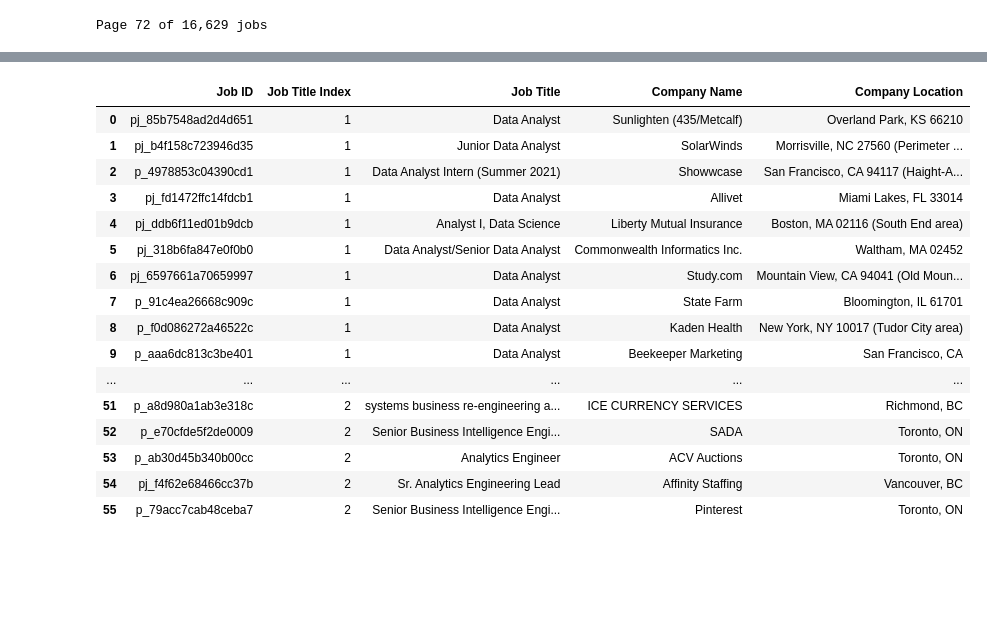
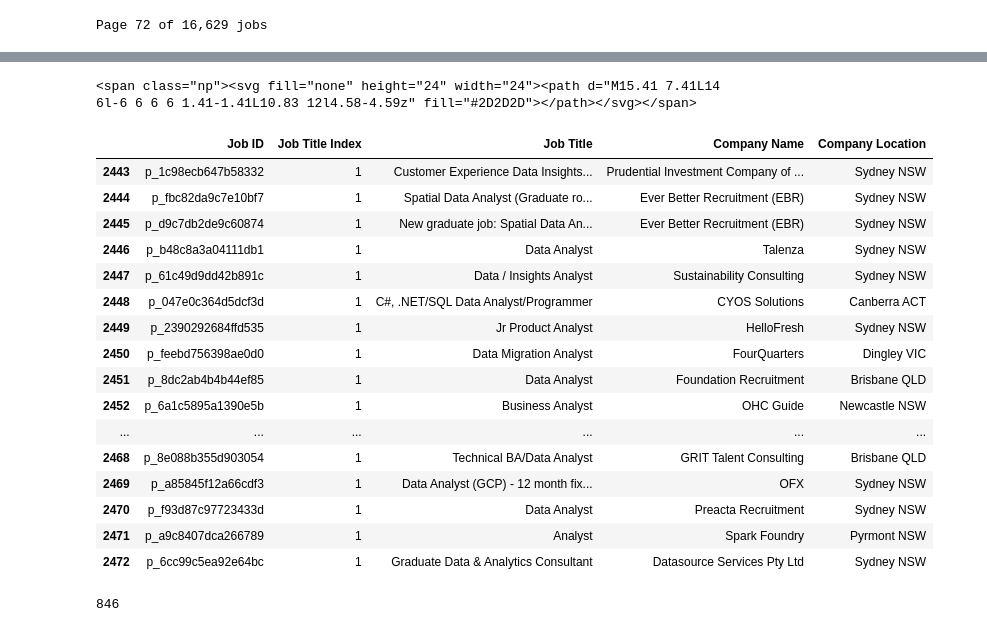
Before and after one commit to angmay/DataJobMarket, a Jupyter notebook: Extraction Subfiles/webscrape_random.ipynb, the cells around one changed output, grey strips where cells are left out. Cells and saved outputs as stored; diff of their text form; code cells hidden in the pictures; blank space fills up the shorter version.

```diff
--- a/Extraction Subfiles/webscrape_random.ipynb
+++ b/Extraction Subfiles/webscrape_random.ipynb
@@ -76,26 +76,31 @@ print(results)
 Page 72 of 16,629 jobs
 # %%
 job_dict = [
-    "Data+Analyst",
+    #"Data+Analyst",
     "Data+Scientist",
     "Data+Engineer",
     "Machine+Learning"
 ]
 
 for i, title in enumerate(job_dict):
+
     # Reset page to 0
     page = 0
     next_page = True
 
     while next_page != None:
         url = f"https://{country}.indeed.com/jobs?q={title}&start={page}"
-        print(url)
-        time.sleep(3)
+        print("Current page: ", url)
+
+        # Random time gap
+        time_gap = random.randrange(3, 7, 1)
+
+        time.sleep(time_gap)
 
         # Retrieve page with the requests module
         response = requests.get(
                             url,
-                            proxies=proxy_protocol,
+                            #proxies=proxy_protocol,
                             headers=header
                         )
         # Create BeautifulSoup object; parse with 'html.parser'
@@ -109,7 +114,7 @@ for i, title in enumerate(job_dict):
             try:
                 # scrape the article header
                 job_title = result.find('a', class_='jobtitle').text.strip()
-                job_index = i+1
+                job_index = i+2
                 company = result.find('span', class_='company').text.strip()
                 job_id = result.get('id')
                 location = result.find(class_='location').text
@@ -127,9 +132,12 @@ for i, title in enumerate(job_dict):
         next_page = soup.find('span', class_ ='np')
 
         # Every 10 pages, get random UA
-        if page % 10 == 0:
+        if page % 100 == 0:
             user_agent = ua.random
             header = {"user-agent": str(user_agent)}
+            print(f"---------------\n\
+                A new user-agent was created:\n\
+                {user_agent}\n----------------")
 
-        break
+print("===================\nScraping completed")
 # %% [output]
@@ -139,3 +162,8 @@ https://ca.indeed.com/jobs?q=Data+Engineer&start=20
+# %%
+next_page = soup.find('span', class_ ='np')
+next_page
+# %% [output]
+<span class="np"><svg fill="none" height="24" width="24"><path d="M15.41 7.41L14 6l-6 6 6 6 1.41-1.41L10.83 12l4.58-4.59z" fill="#2D2D2D"></path></svg></span>
 # %%
 #putting list into dataframe
 
@@ -145,23 +173,23 @@ AU_jobmarket = {"Job ID" : job_id_list,
                 "Company Name" : company_list,
                 "Company Location" : location_list}
 # %%
-AU_jobmarket_df = pd.DataFrame(US_jobmarket)
-AU_jobmarket_df
+AU_jobmarket_df = pd.DataFrame(AU_jobmarket)
+AU_jobmarket_df.tail(30)
 # %% [output]
 |  | Job ID | Job Title Index | Job Title | Company Name | Company Location |
-| 0 | pj_85b7548ad2d4d651 | 1 | Data Analyst | Sunlighten (435/Metcalf) | Overland Park, KS 66210 |
-| 1 | pj_b4f158c723946d35 | 1 | Junior Data Analyst | SolarWinds | Morrisville, NC 27560 (Perimeter ... |
-| 2 | p_4978853c04390cd1 | 1 | Data Analyst Intern (Summer 2021) | Showwcase | San Francisco, CA 94117 (Haight-A... |
-| 3 | pj_fd1472ffc14fdcb1 | 1 | Data Analyst | Allivet | Miami Lakes, FL 33014 |
-| 4 | pj_ddb6f11ed01b9dcb | 1 | Analyst I, Data Science | Liberty Mutual Insurance | Boston, MA 02116 (South End area) |
-| 5 | pj_318b6fa847e0f0b0 | 1 | Data Analyst/Senior Data Analyst | Commonwealth Informatics Inc. | Waltham, MA 02452 |
-| 6 | pj_6597661a70659997 | 1 | Data Analyst | Study.com | Mountain View, CA 94041 (Old Moun... |
-| 7 | p_91c4ea26668c909c | 1 | Data Analyst | State Farm | Bloomington, IL 61701 |
-| 8 | p_f0d086272a46522c | 1 | Data Analyst | Kaden Health | New York, NY 10017 (Tudor City area) |
-| 9 | p_aaa6dc813c3be401 | 1 | Data Analyst | Beekeeper Marketing | San Francisco, CA |
+| 2443 | p_1c98ecb647b58332 | 1 | Customer Experience Data Insights... | Prudential Investment Company of ... | Sydney NSW |
+| 2444 | p_fbc82da9c7e10bf7 | 1 | Spatial Data Analyst (Graduate ro... | Ever Better Recruitment (EBR) | Sydney NSW |
+| 2445 | p_d9c7db2de9c60874 | 1 | New graduate job: Spatial Data An... | Ever Better Recruitment (EBR) | Sydney NSW |
+| 2446 | p_b48c8a3a04111db1 | 1 | Data Analyst | Talenza | Sydney NSW |
+| 2447 | p_61c49d9dd42b891c | 1 | Data / Insights Analyst | Sustainability Consulting | Sydney NSW |
+| 2448 | p_047e0c364d5dcf3d | 1 | C#, .NET/SQL Data Analyst/Programmer | CYOS Solutions | Canberra ACT |
+| 2449 | p_2390292684ffd535 | 1 | Jr Product Analyst | HelloFresh | Sydney NSW |
+| 2450 | p_feebd756398ae0d0 | 1 | Data Migration Analyst | FourQuarters | Dingley VIC |
+| 2451 | p_8dc2ab4b4b44ef85 | 1 | Data Analyst | Foundation Recruitment | Brisbane QLD |
+| 2452 | p_6a1c5895a1390e5b | 1 | Business Analyst | OHC Guide | Newcastle NSW |
 | ... | ... | ... | ... | ... | ... |
-| 51 | p_a8d980a1ab3e318c | 2 | systems business re-engineering a... | ICE CURRENCY SERVICES | Richmond, BC |
-| 52 | p_e70cfde5f2de0009 | 2 | Senior Business Intelligence Engi... | SADA | Toronto, ON |
-| 53 | p_ab30d45b340b00cc | 2 | Analytics Engineer | ACV Auctions | Toronto, ON |
-| 54 | pj_f4f62e68466cc37b | 2 | Sr. Analytics Engineering Lead | Affinity Staffing | Vancouver, BC |
-| 55 | p_79acc7cab48ceba7 | 2 | Senior Business Intelligence Engi... | Pinterest | Toronto, ON |
+| 2468 | p_8e088b355d903054 | 1 | Technical BA/Data Analyst | GRIT Talent Consulting | Brisbane QLD |
+| 2469 | p_a85845f12a66cdf3 | 1 | Data Analyst (GCP) - 12 month fix... | OFX | Sydney NSW |
+| 2470 | p_f93d87c97723433d | 1 | Data Analyst | Preacta Recruitment | Sydney NSW |
+| 2471 | p_a9c8407dca266789 | 1 | Analyst | Spark Foundry | Pyrmont NSW |
+| 2472 | p_6cc99c5ea92e64bc | 1 | Graduate Data & Analytics Consultant | Datasource Services Pty Ltd | Sydney NSW |
@@ -167,0 +198,5 @@ AU_jobmarket_df
+# %%
+a = set(job_id_list)
+len(a)
+# %% [output]
+846
```
Also changed, not shown: parts of 4 cells of this notebook, 1 other file.
